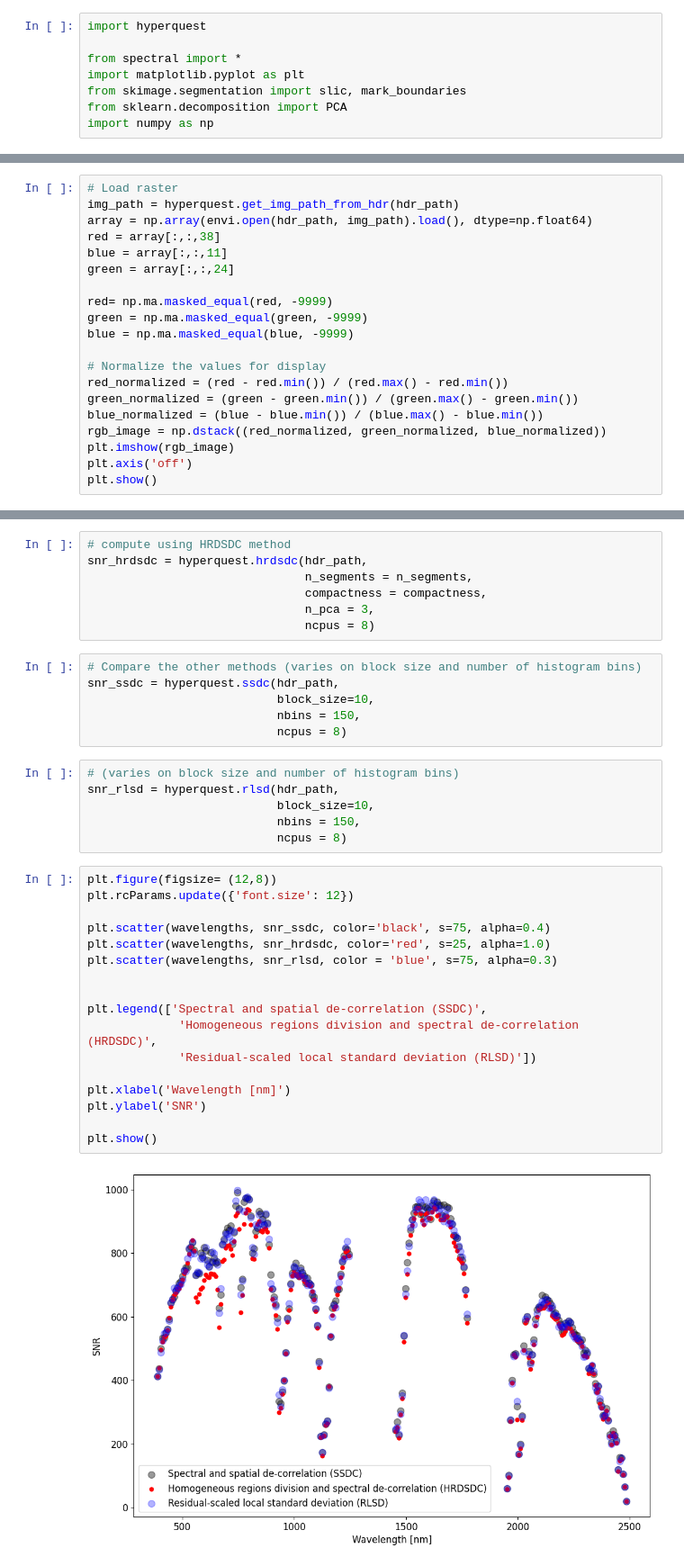
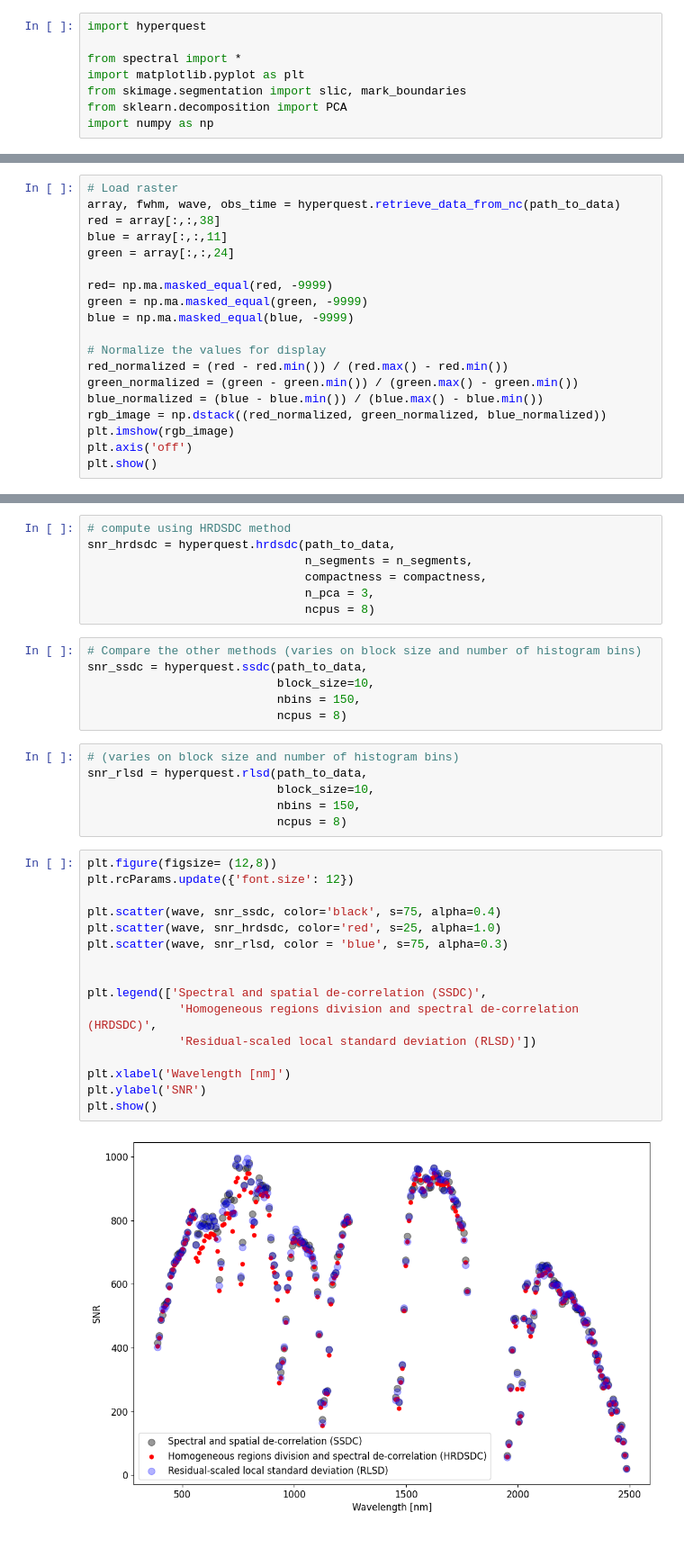
Before and after one commit to brentwilder/HyperQuest, a Jupyter notebook: tutorials/example_using_EMIT.ipynb, the cells around one changed output, grey strips where cells are left out. Shown at 90% size. Saved outputs shown, nothing was run; the diff lists cells and outputs as text.

```diff
--- a/tutorials/example_using_EMIT.ipynb
+++ b/tutorials/example_using_EMIT.ipynb
@@ -22,7 +18,6 @@ wavelengths = hyperquest.read_center_wavelengths(hdr_path)
 # %%
 # Load raster
-img_path = hyperquest.get_img_path_from_hdr(hdr_path)
-array = np.array(envi.open(hdr_path, img_path).load(), dtype=np.float64)
+array, fwhm, wave, obs_time = hyperquest.retrieve_data_from_nc(path_to_data)
 red = array[:,:,38]
 blue = array[:,:,11]
 green = array[:,:,24]
@@ -74,38 +64,37 @@ Clipping input data to the valid range for imshow with RGB data ([0..1] for floa
 # %%
 # compute using HRDSDC method
-snr_hrdsdc = hyperquest.hrdsdc(hdr_path,
+snr_hrdsdc = hyperquest.hrdsdc(path_to_data,
                                n_segments = n_segments,
                                compactness = compactness,
                                n_pca = 3,
                                ncpus = 8)
 # %%
 # Compare the other methods (varies on block size and number of histogram bins)
-snr_ssdc = hyperquest.ssdc(hdr_path,
+snr_ssdc = hyperquest.ssdc(path_to_data,
                            block_size=10,
                            nbins = 150,
                            ncpus = 8)
 # %%
 # (varies on block size and number of histogram bins)
-snr_rlsd = hyperquest.rlsd(hdr_path,
+snr_rlsd = hyperquest.rlsd(path_to_data,
                            block_size=10,
                            nbins = 150,
                            ncpus = 8)
 # %%
 plt.figure(figsize= (12,8))
 plt.rcParams.update({'font.size': 12})
 
-plt.scatter(wavelengths, snr_ssdc, color='black', s=75, alpha=0.4)
-plt.scatter(wavelengths, snr_hrdsdc, color='red', s=25, alpha=1.0)
-plt.scatter(wavelengths, snr_rlsd, color = 'blue', s=75, alpha=0.3)
+plt.scatter(wave, snr_ssdc, color='black', s=75, alpha=0.4)
+plt.scatter(wave, snr_hrdsdc, color='red', s=25, alpha=1.0)
+plt.scatter(wave, snr_rlsd, color = 'blue', s=75, alpha=0.3)
 
 
 plt.legend(['Spectral and spatial de-correlation (SSDC)',
              'Homogeneous regions division and spectral de-correlation (HRDSDC)',
              'Residual-scaled local standard deviation (RLSD)'])
 
 plt.xlabel('Wavelength [nm]')
 plt.ylabel('SNR')
-
 plt.show()
 # %% [output]
-[figure, old version]
+[figure, new version]
```
Also changed, not shown: parts of 4 cells of this notebook, 12 other files.
